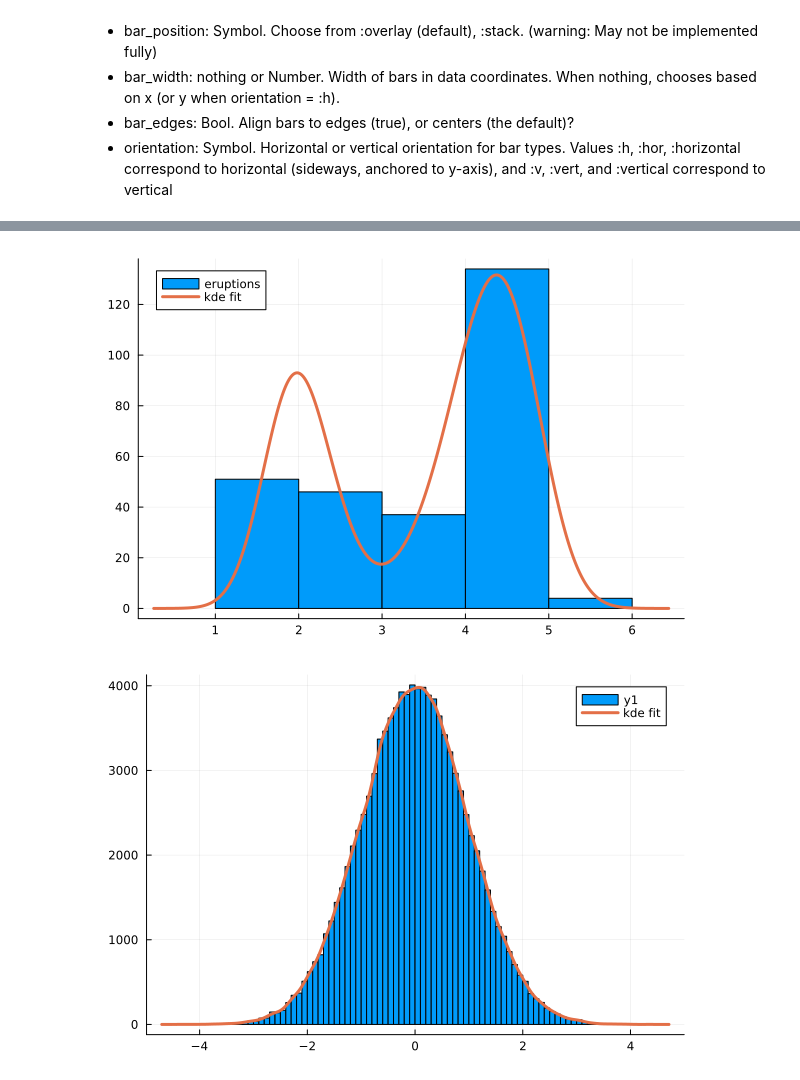
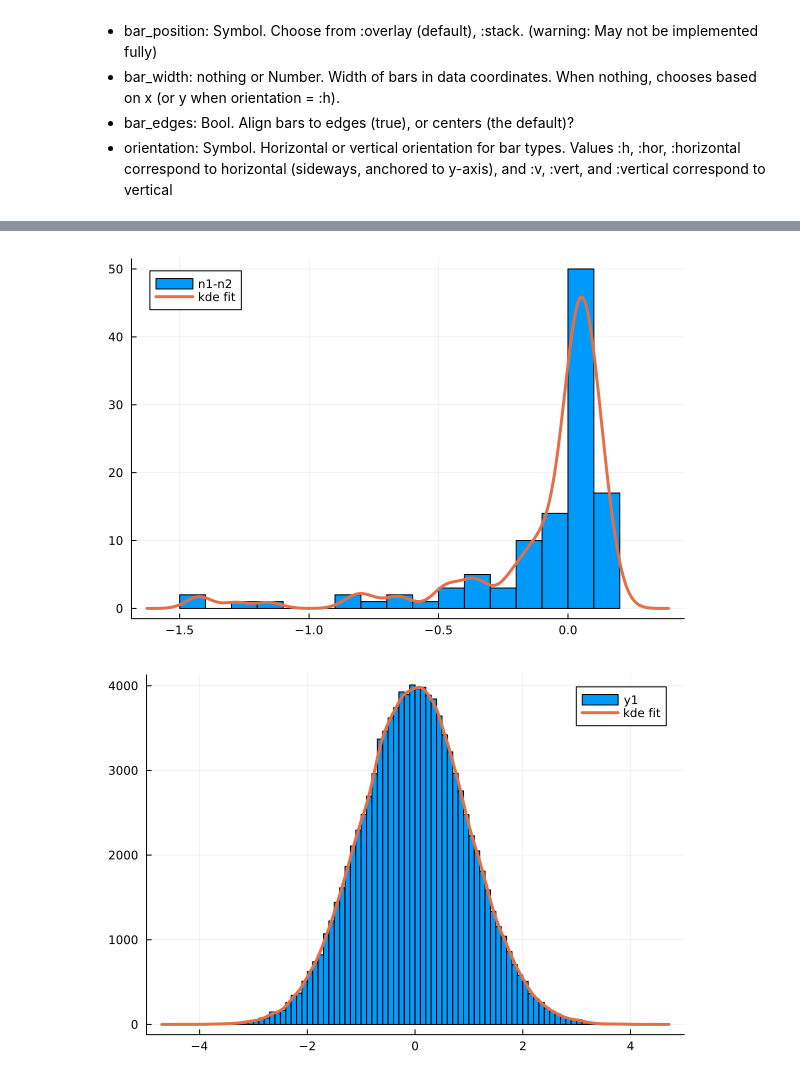
Before and after one commit to Shayne-Falco/3-compartment-maturation, a Jupyter notebook: Tutorial/03 Statistics.ipynb, the cells around one changed output, grey strips where cells are left out. Saved outputs shown, nothing was run; the diff lists cells and outputs as text; code cells hidden in the pictures.

```diff
--- a/Tutorial/03 Statistics.ipynb
+++ b/Tutorial/03 Statistics.ipynb
@@ -38,0 +13,8 @@ names(D) = ["Eruptions", "Waiting"]
+# %%
+using MAT
+M = matread("parametersForAnalysisJulia.mat")
+M = M["newMat"]
+
+D = M
+#@show names(D)
+#D
@@ -53,0 +46,5 @@ scatter!(waittime,label="wait time")
+# %%
+n1 = D[:,8]
+scatter(n1,label="n1")
+n2 = D[:,9]
+scatter!(n2,label="n2")
@@ -80,0 +76,4 @@ UnivariateKDE{StepRangeLen{Float64, Base.TwicePrecision{Float64}, Base.TwicePrec
+# %%
+p=kde(n1-n2)
+length(n1)
+p.density
@@ -81,8 +98,8 @@ UnivariateKDE{StepRangeLen{Float64, Base.TwicePrecision{Float64}, Base.TwicePrec
 # %%
-histogram(eruptions,label="eruptions")
-plot!(p.x,p.density .* length(eruptions), linewidth=3,color=2,label="kde fit") # nb of elements*bin width
+histogram(n1-n2,bins=20,label="n1-n2")
+plot!(p.x,p.density .* 12, linewidth=3,color=2,label="kde fit") # nb of elements*bin width
 # %% [output]
-[figure, old version]
+[figure, new version]
 # %%
 myrandomvector = randn(100000)
 histogram(myrandomvector)
```
Also changed, not shown: parts of 11 cells of this notebook, 4 other files.
